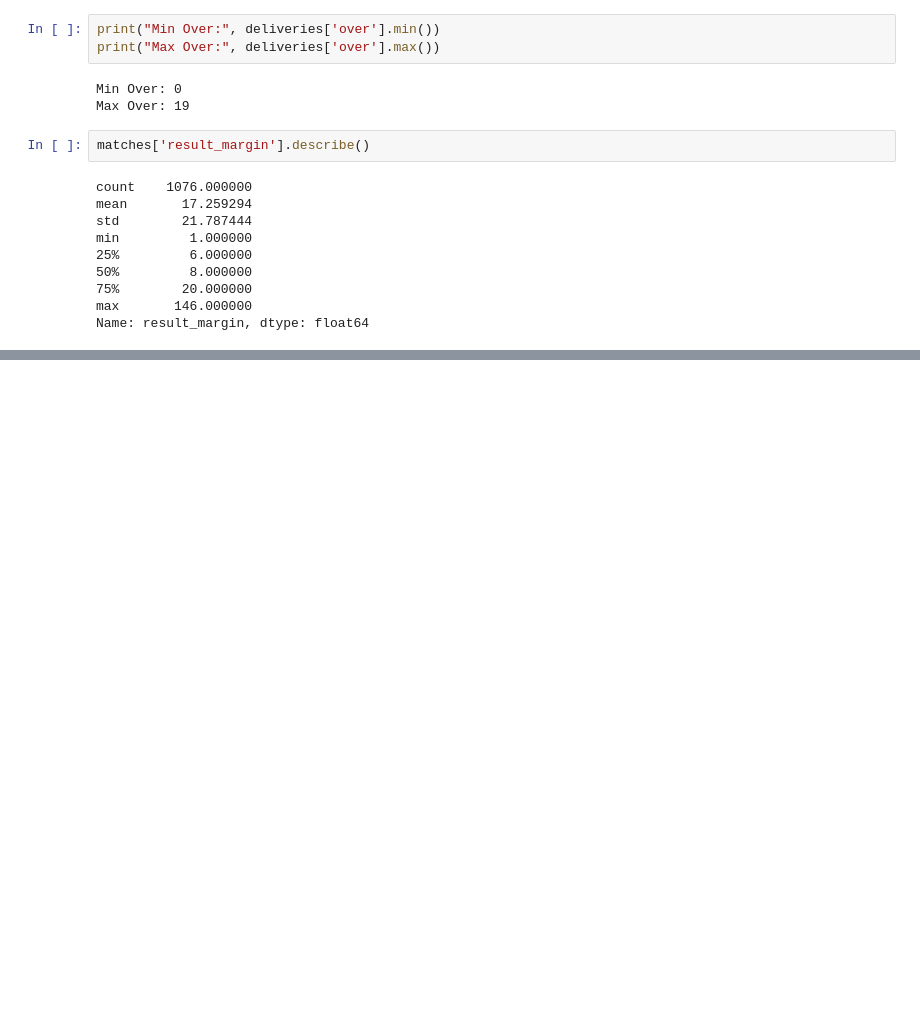
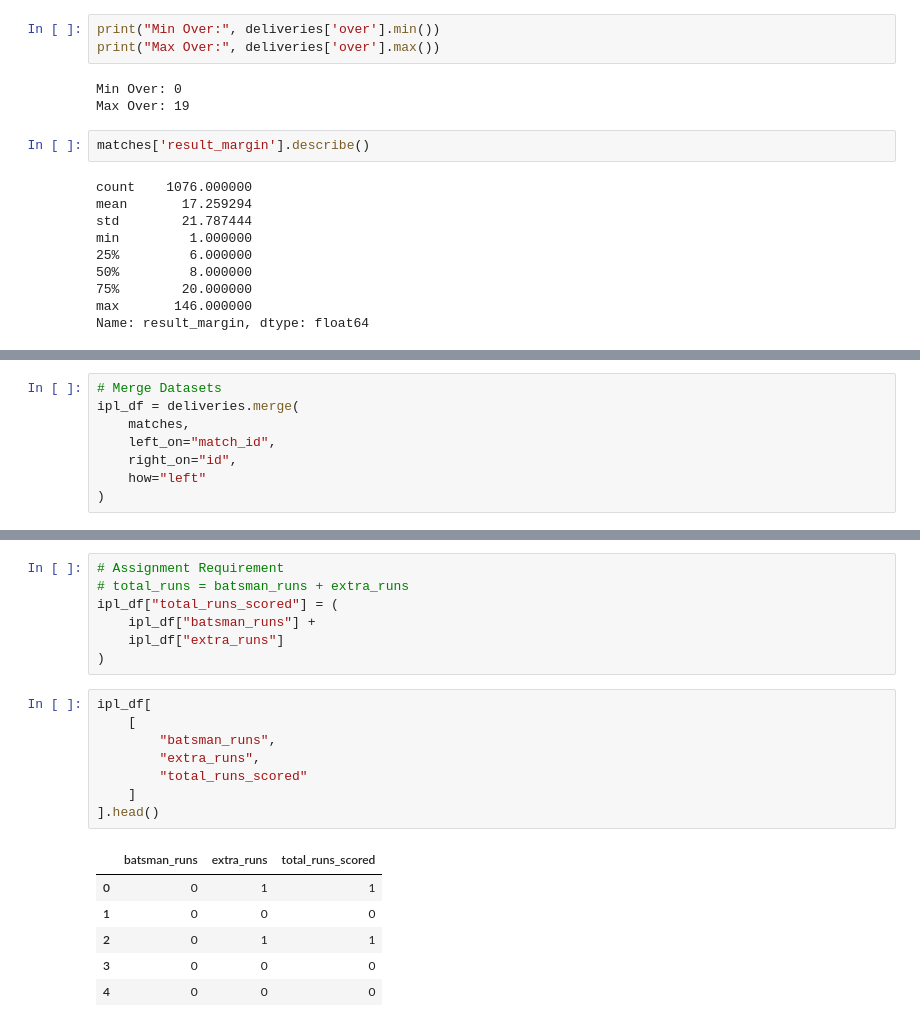
Before and after one commit to aryandhiman01/IPL-Match-Performance-Analysis, a Jupyter notebook: task.ipynb, the cells around one changed output, grey strips where cells are left out. Cells and saved outputs as stored; diff of their text form; blank space fills up the shorter version.

```diff
--- a/task.ipynb
+++ b/task.ipynb
@@ -533,0 +538,8 @@ Name: result_margin, dtype: float64
+# %%
+# Merge Datasets
+ipl_df = deliveries.merge(
+    matches,
+    left_on="match_id",
+    right_on="id",
+    how="left"
+)
@@ -533,0 +576,22 @@ Name: result_margin, dtype: float64
+# %%
+# Assignment Requirement
+# total_runs = batsman_runs + extra_runs
+ipl_df["total_runs_scored"] = (
+    ipl_df["batsman_runs"] +
+    ipl_df["extra_runs"]
+)
+# %%
+ipl_df[
+    [
+        "batsman_runs",
+        "extra_runs",
+        "total_runs_scored"
+    ]
+].head()
+# %% [output]
+|  | batsman_runs | extra_runs | total_runs_scored |
+| 0 | 0 | 1 | 1 |
+| 1 | 0 | 0 | 0 |
+| 2 | 0 | 1 | 1 |
+| 3 | 0 | 0 | 0 |
+| 4 | 0 | 0 | 0 |
```
Also changed, not shown: parts of 28 cells of this notebook.
